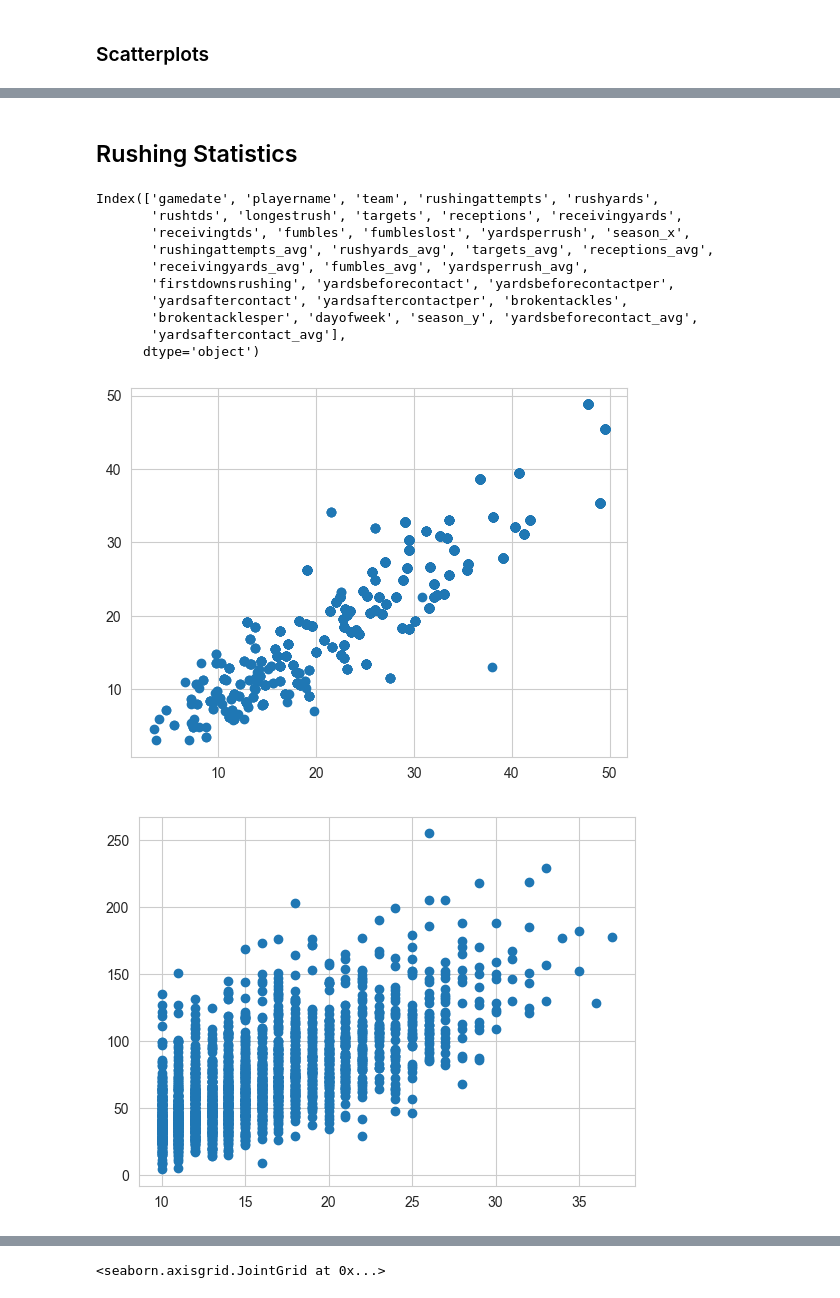
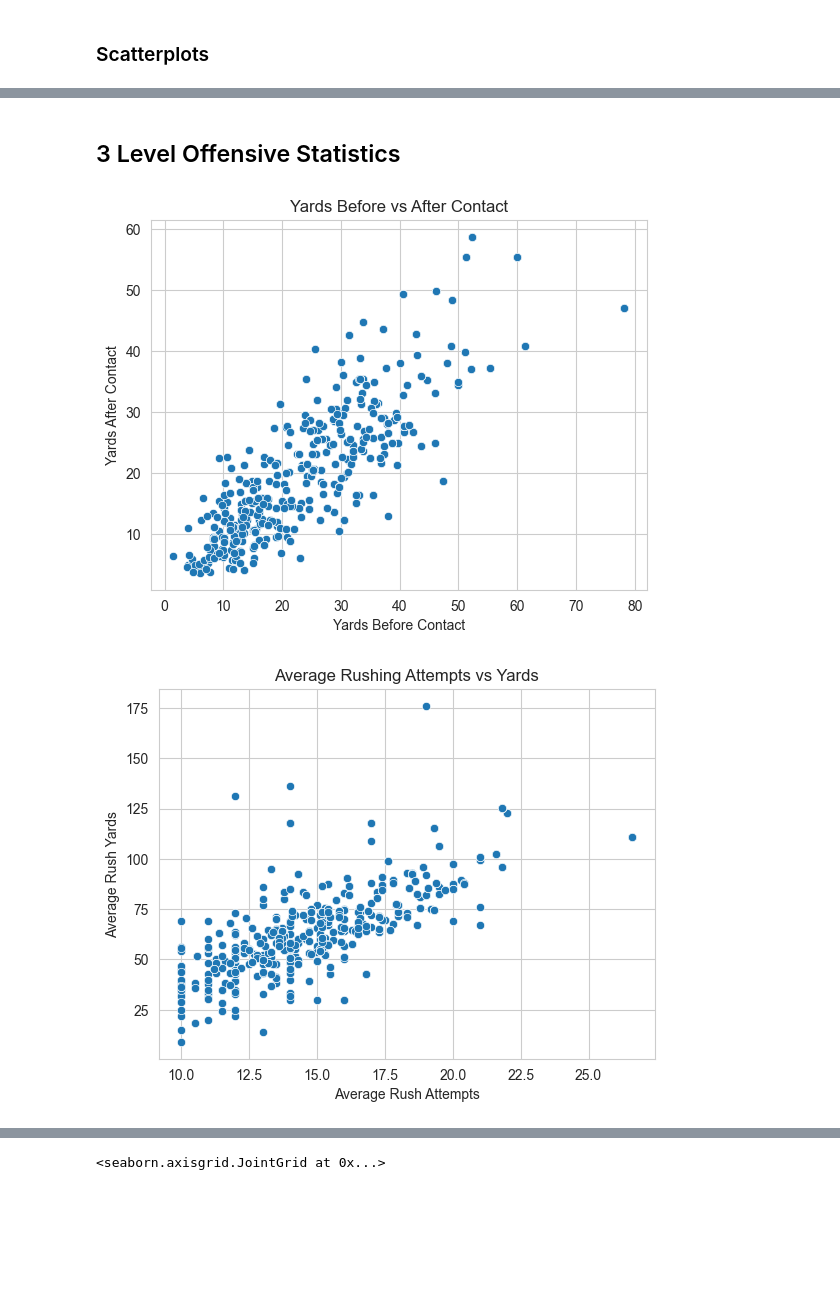
Before and after one commit to CamSmithers/NFL, a Jupyter notebook: Basic Analysis.ipynb, the cells around one changed output, grey strips where cells are left out. Cells and saved outputs as stored; diff of their text form; code cells hidden in the pictures; blank space fills up the shorter version.

```diff
--- a/Basic Analysis.ipynb
+++ b/Basic Analysis.ipynb
@@ -92,11 +111,13 @@ plt.show()
 # %% [markdown]
 ### Scatterplots
 # %%
-sns.set_style('white')
+sns.set_style('whitegrid')
 # Average 3rd vs 4th Down Conversion Rate
 sc_plot1 = sns.scatterplot(data=stats_team,
                         x='successrate3rddown_avg',
-                        y='successrate4thdown_avg')
+                        y='successrate4thdown_avg',
+                        hue='win_pct',
+                        palette='Spectral')
 sc_plot1.set_xlabel('Average 3rd Down Success Rate')
 sc_plot1.set_ylabel('Average 4th Down Success Rate')
 sc_plot1.set_title('Avg 3rd vs 4th Down Conversion Rate')
@@ -126,43 +147,21 @@ plt.show()
 # %% [markdown]
-## Rushing Statistics
+## 3 Level Offensive Statistics
-# %%
-print(stats_rush.columns)
-# %% [output]
-Index(['gamedate', 'playername', 'team', 'rushingattempts', 'rushyards',
-       'rushtds', 'longestrush', 'targets', 'receptions', 'receivingyards',
-       'receivingtds', 'fumbles', 'fumbleslost', 'yardsperrush', 'season_x',
-       'rushingattempts_avg', 'rushyards_avg', 'targets_avg', 'receptions_avg',
-       'receivingyards_avg', 'fumbles_avg', 'yardsperrush_avg',
-       'firstdownsrushing', 'yardsbeforecontact', 'yardsbeforecontactper',
-       'yardsaftercontact', 'yardsaftercontactper', 'brokentackles',
-       'brokentacklesper', 'dayofweek', 'season_y', 'yardsbeforecontact_avg',
-       'yardsaftercontact_avg'],
-      dtype='object')
 # %%
-plt.scatter(
-    x=stats_rush.yardsbeforecontact_avg,
-    y=stats_rush.yardsaftercontact_avg)
+sc_plot4 = sns.scatterplot(data=stats_rush,
+                            x='yardsbeforecontact_sn_avg',
+                            y='yardsaftercontact_sn_avg')
+sc_plot4.set_xlabel('Yards Before Contact')
+sc_plot4.set_ylabel('Yards After Contact')
+sc_plot4.set_title('Yards Before vs After Contact')
 plt.show()
 
-plt.scatter(
-    x=stats_rush.rushingattempts,
-    y=stats_rush.rushyards)
+sc_plot5 = sns.scatterplot(data=stats_rush,
+                           x='rushingattempts_sn_avg',
+                           y='rushyards_sn_avg')
+sc_plot5.set_xlabel('Average Rush Attempts')
+sc_plot5.set_ylabel('Average Rush Yards')
+sc_plot5.set_title('Average Rushing Attempts vs Yards')
 plt.show()
-
-plt.scatter(
-    x=stats_rush.rushingattempts_avg,
-    y=stats_rush.rushyards_avg)
-plt.show()
-
-plt.scatter(
-    x=stats_rush.rushingattempts_avg,
-    y=stats_rush.targets_avg)
-plt.show()
-
-plt.scatter(
-    x=stats_rush.rushyards_avg,
-    y=stats_rush.receivingyards_avg)
-plt.show()
 # %% [output]
-[figure, old version]
+[figure, new version]
-[figure, old version]
+[figure, new version]
```
Also changed, not shown: parts of 7 cells of this notebook, 3 other files.
